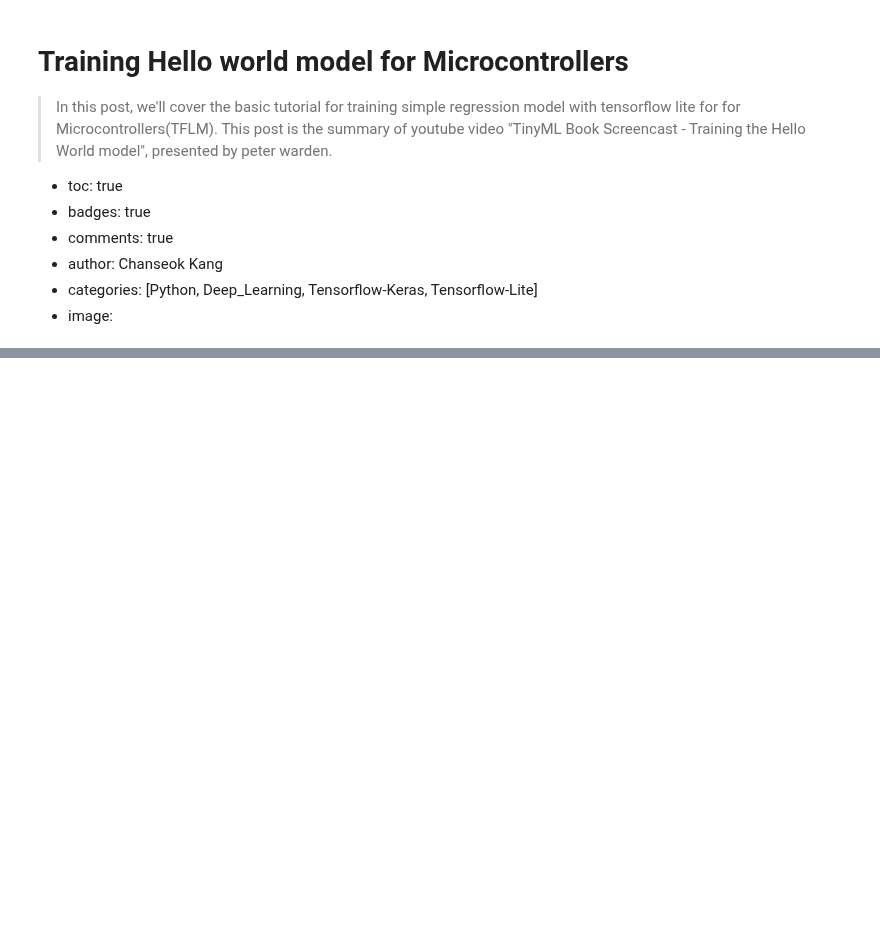
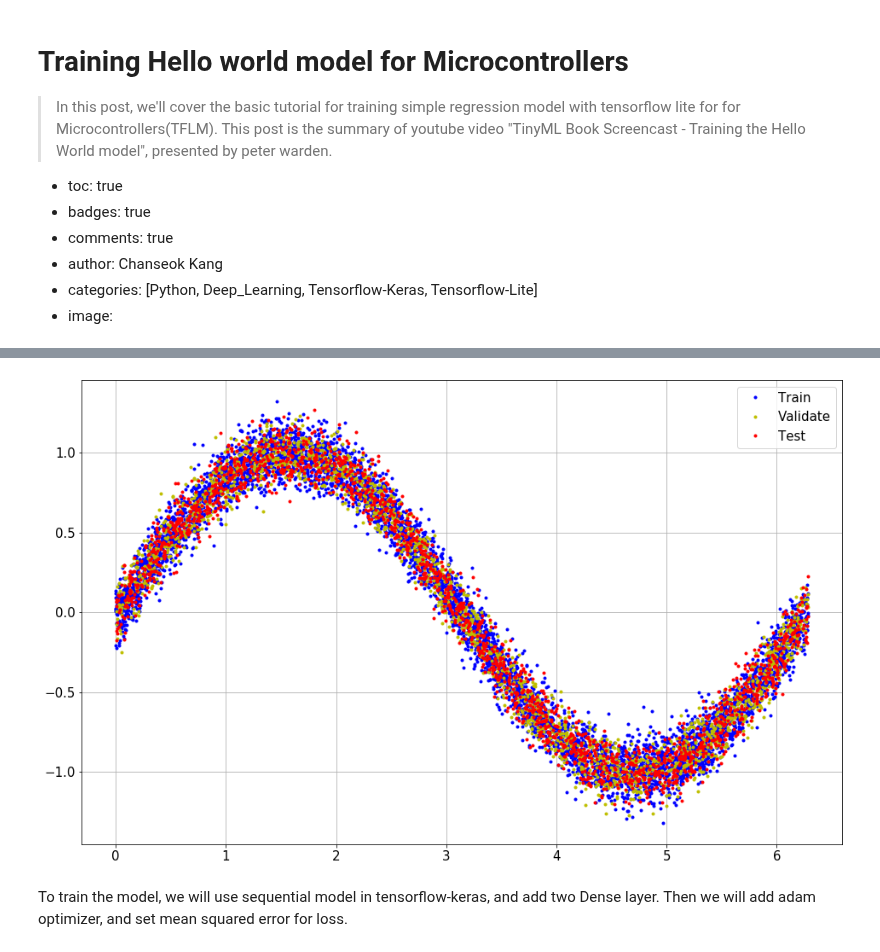
Before and after one commit to goodboychan/goodboychan.github.io, a Jupyter notebook: _notebooks/2020-09-24-01-Training-Hello-world-Model-for-Microcontroller.ipynb, the cells around one changed output, grey strips where cells are left out. Saved outputs shown, nothing was run; the diff lists cells and outputs as text; code cells hidden in the pictures; blank space fills up the shorter version.

```diff
--- a/_notebooks/2020-09-24-01-Training-Hello-world-Model-for-Microcontroller.ipynb
+++ b/_notebooks/2020-09-24-01-Training-Hello-world-Model-for-Microcontroller.ipynb
@@ -26,0 +115,17 @@ WIP
+# %%
+from sklearn.model_selection import train_test_split
+
+X_train, X_test, y_train, y_test = train_test_split(X, y, test_size=0.2, random_state=1)
+X_train, X_val, y_train, y_val = train_test_split(X_train, y_train, test_size=0.25, random_state=1)
+
+# Plot the data in each partition in different colors:
+plt.plot(X_train, y_train, 'b.', label="Train")
+plt.plot(X_val, y_val, 'y.', label="Validate")
+plt.plot(X_test, y_test, 'r.', label="Test")
+plt.legend()
+plt.grid()
+plt.show()
+# %% [output]
+[figure, added]
+# %% [markdown]
+To train the model, we will use sequential model in tensorflow-keras, and add two Dense layer. Then we will add adam optimizer, and set mean squared error for loss.
```
Also changed, not shown: parts of 27 cells of this notebook, 3 other files.
